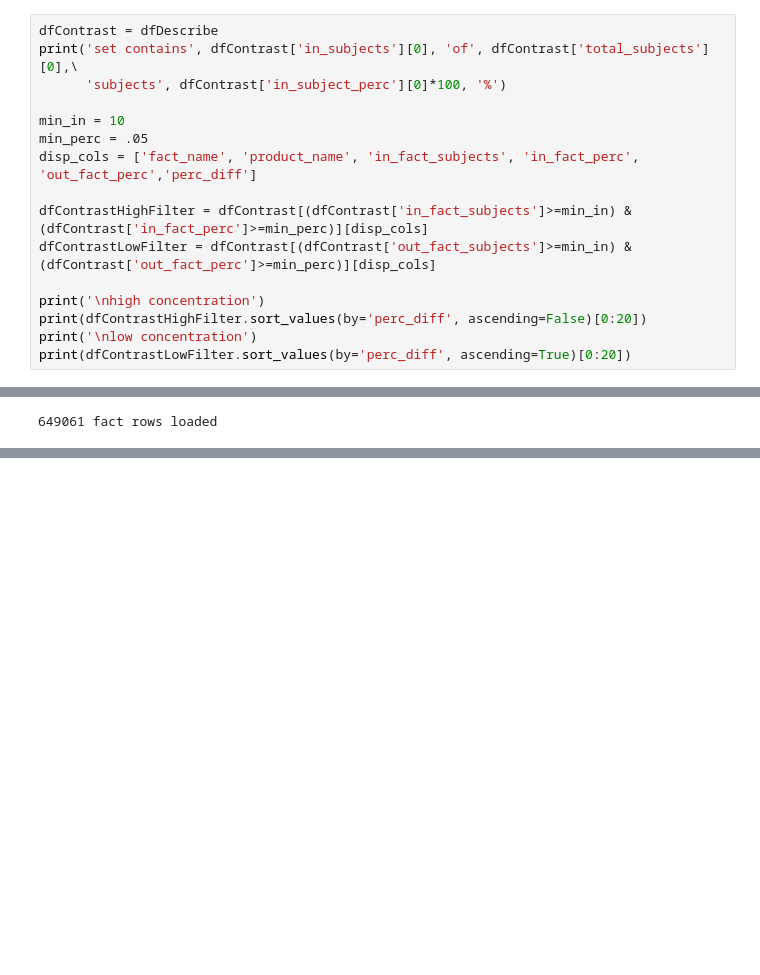
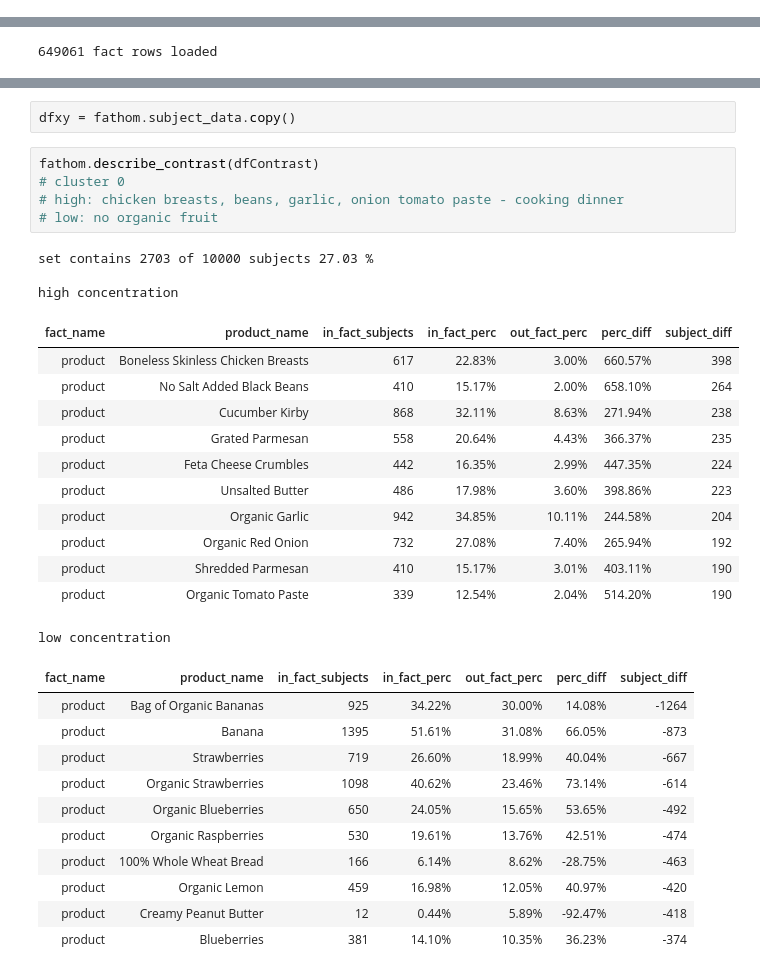
Before and after one commit to icanseeformiles/fathom, a Jupyter notebook: Fathom POC.ipynb, the cells around one changed output, grey strips where cells are left out. Cells and saved outputs as stored; diff of their text form; blank space fills up the shorter version.

```diff
--- a/Fathom POC.ipynb
+++ b/Fathom POC.ipynb
@@ -340,16 +301,0 @@ dfDescribe = pd.merge(dfDescribe, dfProducts[['fact_value', 'product_name']], on
-# %%
-dfContrast = dfDescribe
-print('set contains', dfContrast['in_subjects'][0], 'of', dfContrast['total_subjects'][0],\
-      'subjects', dfContrast['in_subject_perc'][0]*100, '%')
-
-min_in = 10
-min_perc = .05
-disp_cols = ['fact_name', 'product_name', 'in_fact_subjects', 'in_fact_perc', 'out_fact_perc','perc_diff']
-
-dfContrastHighFilter = dfContrast[(dfContrast['in_fact_subjects']>=min_in) & (dfContrast['in_fact_perc']>=min_perc)][disp_cols]
-dfContrastLowFilter = dfContrast[(dfContrast['out_fact_subjects']>=min_in) & (dfContrast['out_fact_perc']>=min_perc)][disp_cols]
-
-print('\nhigh concentration')
-print(dfContrastHighFilter.sort_values(by='perc_diff', ascending=False)[0:20])
-print('\nlow concentration')
-print(dfContrastLowFilter.sort_values(by='perc_diff', ascending=True)[0:20])
@@ -433,0 +378,34 @@ fathom.load_model(model_name='grocery')
+# %%
+dfxy = fathom.subject_data.copy()
+# %%
+fathom.describe_contrast(dfContrast)
+# cluster 0
+# high: chicken breasts, beans, garlic, onion tomato paste - cooking dinner
+# low: no organic fruit
+# %% [output]
+set contains 2703 of 10000 subjects 27.03 %
+
+high concentration
+| fact_name | product_name | in_fact_subjects | in_fact_perc | out_fact_perc | perc_diff | subject_diff |
+| product | Boneless Skinless Chicken Breasts | 617 | 22.83% | 3.00% | 660.57% | 398 |
+| product | No Salt Added Black Beans | 410 | 15.17% | 2.00% | 658.10% | 264 |
+| product | Cucumber Kirby | 868 | 32.11% | 8.63% | 271.94% | 238 |
+| product | Grated Parmesan | 558 | 20.64% | 4.43% | 366.37% | 235 |
+| product | Feta Cheese Crumbles | 442 | 16.35% | 2.99% | 447.35% | 224 |
+| product | Unsalted Butter | 486 | 17.98% | 3.60% | 398.86% | 223 |
+| product | Organic Garlic | 942 | 34.85% | 10.11% | 244.58% | 204 |
+| product | Organic Red Onion | 732 | 27.08% | 7.40% | 265.94% | 192 |
+| product | Shredded Parmesan | 410 | 15.17% | 3.01% | 403.11% | 190 |
+| product | Organic Tomato Paste | 339 | 12.54% | 2.04% | 514.20% | 190 |
+low concentration
+| fact_name | product_name | in_fact_subjects | in_fact_perc | out_fact_perc | perc_diff | subject_diff |
+| product | Bag of Organic Bananas | 925 | 34.22% | 30.00% | 14.08% | -1264 |
+| product | Banana | 1395 | 51.61% | 31.08% | 66.05% | -873 |
+| product | Strawberries | 719 | 26.60% | 18.99% | 40.04% | -667 |
+| product | Organic Strawberries | 1098 | 40.62% | 23.46% | 73.14% | -614 |
+| product | Organic Blueberries | 650 | 24.05% | 15.65% | 53.65% | -492 |
+| product | Organic Raspberries | 530 | 19.61% | 13.76% | 42.51% | -474 |
+| product | 100% Whole Wheat Bread | 166 | 6.14% | 8.62% | -28.75% | -463 |
+| product | Organic Lemon | 459 | 16.98% | 12.05% | 40.97% | -420 |
+| product | Creamy Peanut Butter | 12 | 0.44% | 5.89% | -92.47% | -418 |
+| product | Blueberries | 381 | 14.10% | 10.35% | 36.23% | -374 |
```
Also changed, not shown: parts of 23 cells of this notebook, 1 other file.
